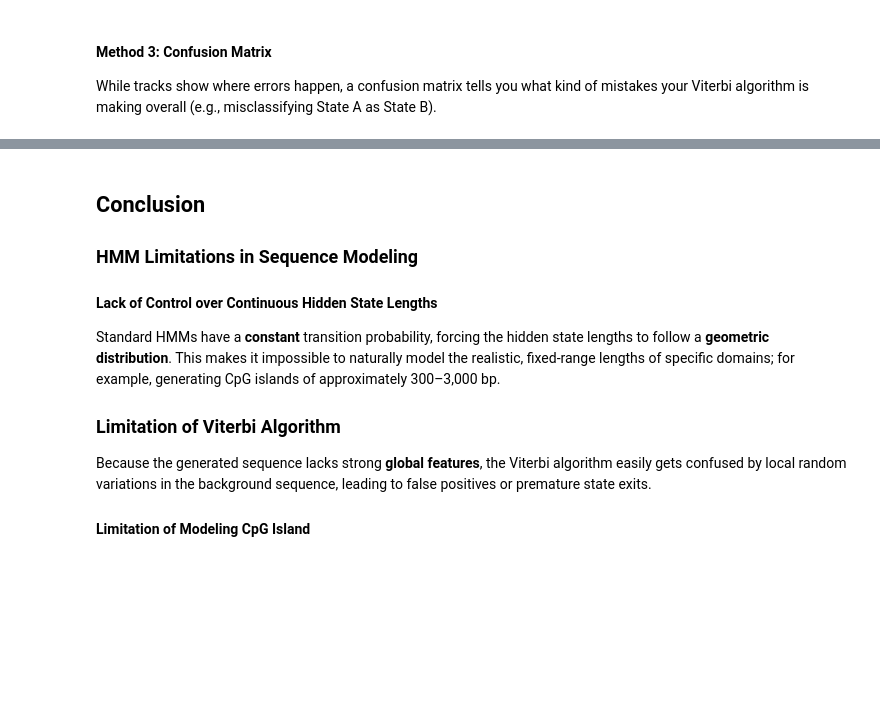
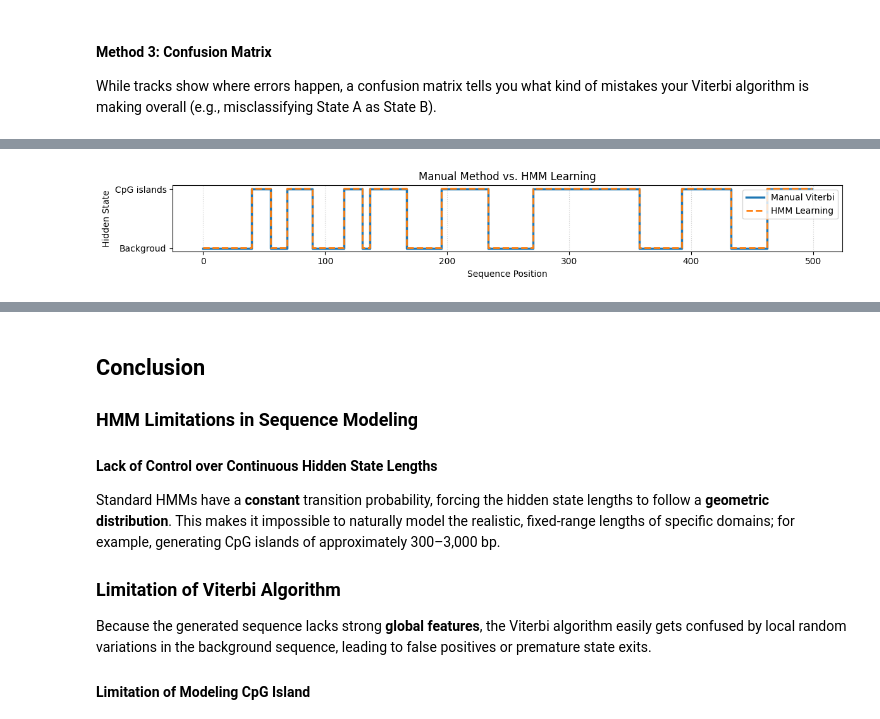
Before and after one commit to yenyen1/sequences-repeat-region-analysis, a Jupyter notebook: 02_hidden_markov_model.ipynb, the cells around one changed output, grey strips where cells are left out. Saved outputs shown, nothing was run; the diff lists cells and outputs as text; code cells hidden in the pictures; blank space fills up the shorter version.

```diff
--- a/02_hidden_markov_model.ipynb
+++ b/02_hidden_markov_model.ipynb
@@ -281,18 +283,3 @@ The `hmmlearn` [library](https://github.com/hmmlearn/hmmlearn) is implemented in
-# %%
-def viterbi_hmmlearn(
-    obs: NDArray, state_size: int, pi: NDArray, trans: NDArray, emis: NDArray
-):
-    model = hmm.CategoricalHMM(n_components=state_size)
-
-    model.startprob_ = pi
-    model.transmat_ = trans
-    model.emissionprob_ = emis
-    obs = obs.reshape(-1, 1)
-
-    hidden_states = model.predict(obs)
-    # log_prob, hidden_states_decode = model.decode(obs)
-
-    return hidden_states
 # %%
 states = ["BG", "CG"]
 bases = ["A", "C", "G", "T"]
@@ -418,0 +347,12 @@ plt.show()
+# %%
+draw_parallel_step_lines(
+    best_path,
+    hmm_best_path,
+    figsize=(12, 2),
+    true_label="Manual Viterbi",
+    predict_label="HMM Learning",
+    subtitle="Manual Method vs. HMM Learning",
+    y_labels=["Backgroud", "CpG islands"],
+)
+# %% [output]
+[figure, added]
```
Also changed, not shown: parts of 39 cells of this notebook, 4 other files.
